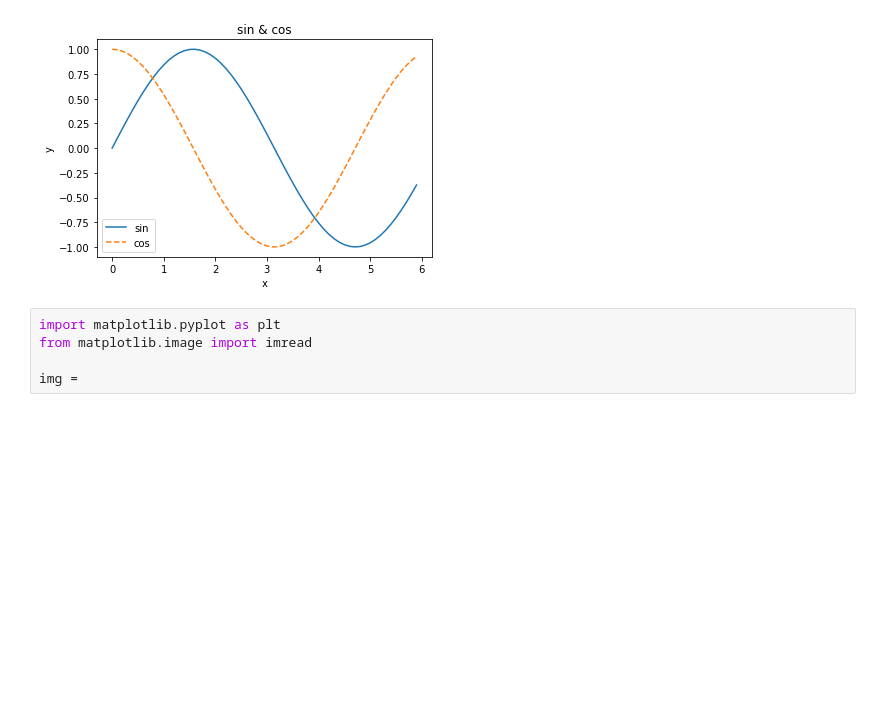
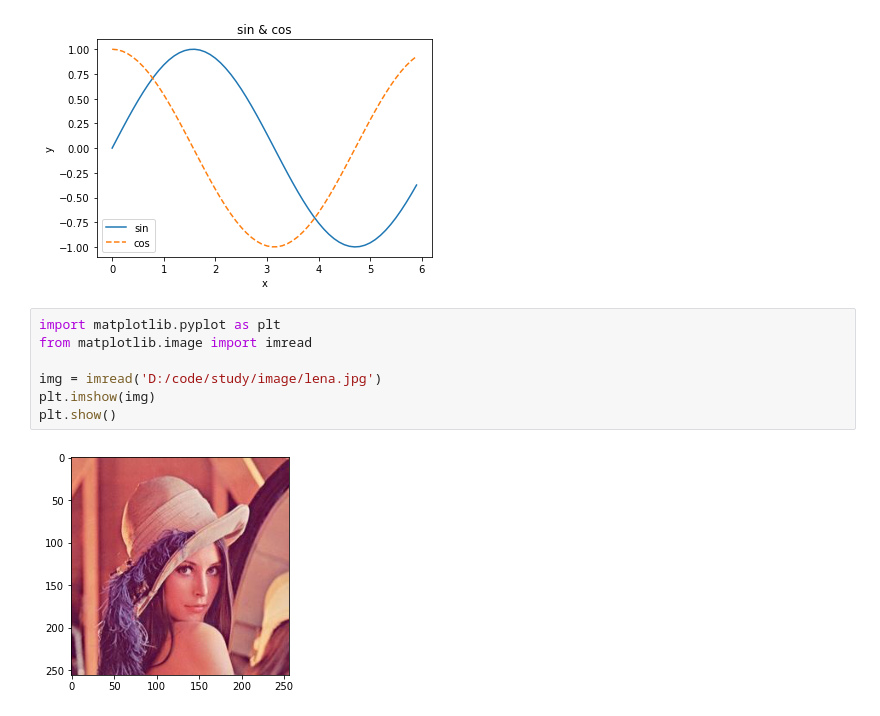
Before and after one commit to jinxiqinghuan/studay, a Jupyter notebook: ML/DL/DL_Book1/DL_Book1_1.ipynb, the cells around one changed output. Drawn from its saved outputs; the diff is of its cells as text; blank space fills up the shorter version.

```diff
--- a/ML/DL/DL_Book1/DL_Book1_1.ipynb
+++ b/ML/DL/DL_Book1/DL_Book1_1.ipynb
@@ -108,5 +108,9 @@ plt.show()
 # %%
 import matplotlib.pyplot as plt
 from matplotlib.image import imread
 
-img =
+img = imread('D:/code/study/image/lena.jpg')
+plt.imshow(img)
+plt.show()
+# %% [output]
+[figure, added]
```
